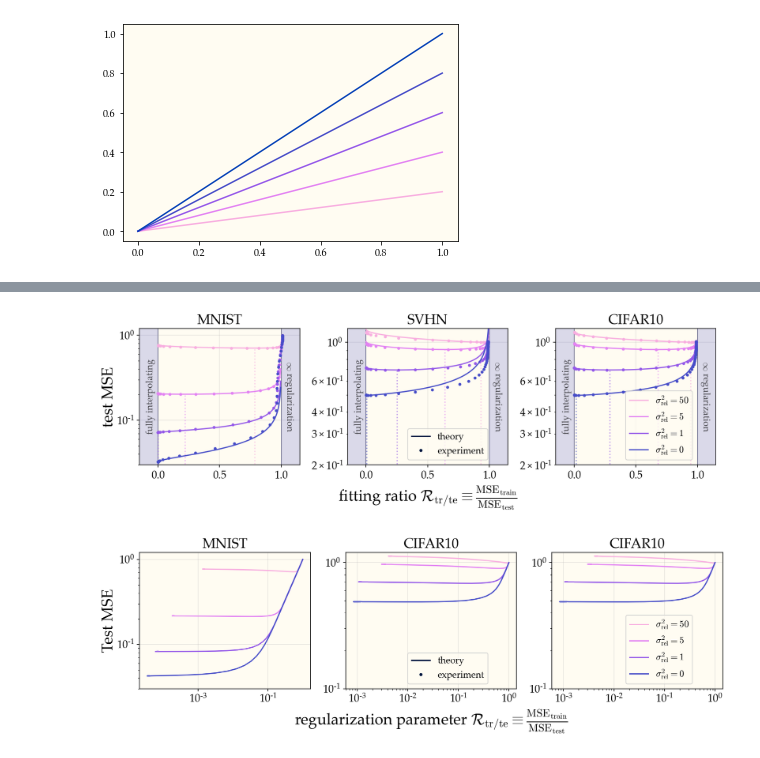
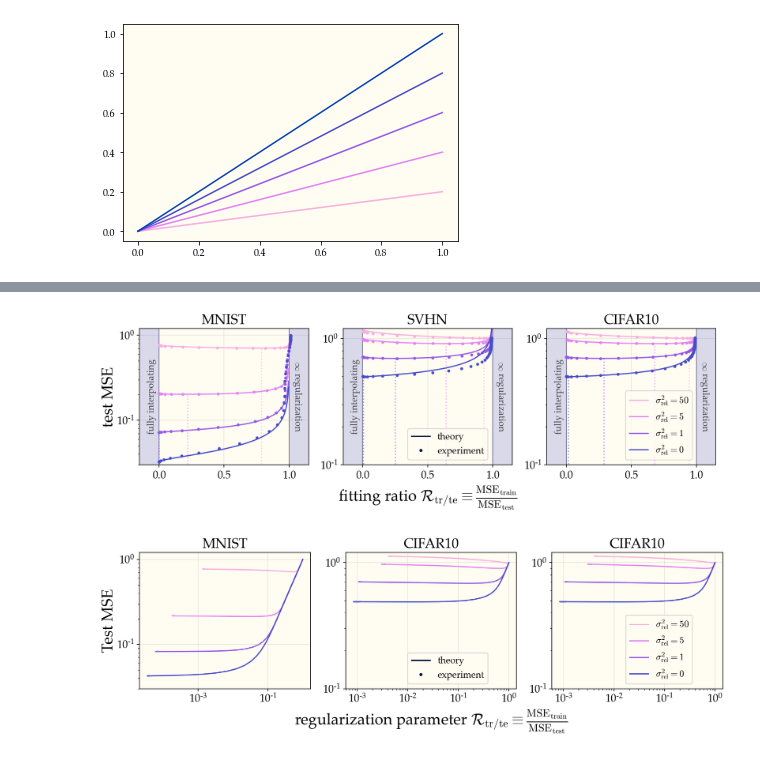
Before and after one commit to dkarkada/more-is-better, a Jupyter notebook: powerlaws.ipynb, the cells around one changed output, grey strips where cells are left out. Saved outputs shown, nothing was run; the diff lists cells and outputs as text; code cells hidden in the pictures.

```diff
--- a/powerlaws.ipynb
+++ b/powerlaws.ipynb
@@ -76,28 +105,0 @@ with open(f"{work_dir}/optridge.file", 'rb') as handle:
-# %%
-ax = plt.gca()
-
-color = get_color(0)
-ridges = optridge["ridges"]
-noises = optridge["noise_rels"]
-test_mses = optridge["test_mses"]
-train_mses = optridge["train_mses"]
-
-for i, noise in enumerate(noises[::-1]):
-    test_mse, train_mse = test_mses[noise], train_mses[noise]
-    test_mse += 1 - test_mse[-1]
-    train_mse += 1 - train_mse[-1]
-
-    ax.plot(ridges, test_mse, color=get_color(i), label=f"noise={noise}")
-    ax.plot(ridges, train_mse, ls=':', color=get_color(i))
-
-ax.set_title(f"{expt.expt_name}")
-ax.set_xscale('log')
-ax.set_yscale('log')
-
-ax.set_xlabel('ridge $\\delta$')
-ax.set_ylabel('mse')
-ax.set_ylim(1e-2)
-plt.legend()
-plt.tight_layout()
-plt.grid(alpha=0.3)
-plt.show()
@@ -119,7 +119,7 @@ fig, axes = plt.subplots(ncols=3, figsize=(12,3))
 plot_params = {
     "datasets": ["mnist", "cifar10", "cifar10"],
     "titles": ["MNIST", "SVHN", "CIFAR10"],
-    "ymin": [0.03, 0.2, 0.2],
+    "ymin": [0.03, 0.1, 0.1],
     "alpha": [1.13, 1.21, 1.16],
     "beta": [1.357, 1.195, 1.139],
     "hack_add": [-.01, .01, .01]
@@ -184,34 +184,34 @@ plt.xlabel('fitting ratio $\mathcal{R}_\mathrm{tr/te}\equiv\\frac{\mathrm{MSE}_\
 plt.ylabel('test MSE', size="x-large")
 plt.ticklabel_format(axis='y', style='plain')
 plt.tight_layout()
 fig.subplots_adjust(bottom=0)
 plt.figlegend(
     (
         Line2D([0], [0], color=get_color(0)),
         Line2D([0], [0], color=get_color(1)),
         Line2D([0], [0], color=get_color(2)),
         Line2D([0], [0], color=get_color(3)),),
     (
         f"$\sigma^2_\mathrm{{rel}}={noises[3]}$",
         f"$\sigma^2_\mathrm{{rel}}={noises[2]}$",
         f"$\sigma^2_\mathrm{{rel}}={noises[1]}$",
         f"$\sigma^2_\mathrm{{rel}}={noises[0]}$",),
     fontsize=12,
     loc=(.838, .27),
 )
 plt.figlegend(
     (
         Line2D([0], [0], color='xkcd:navy'),
         Line2D([0], [0], color='xkcd:navy', ls="none", marker='.'),),
     (
         "theory",
         "experiment",),
     fontsize=12,
     loc=(.493,.27),
 )
 plt.show()
 # %% [output]
-[figure, old version]
+[figure, new version]
 # %%
 def mse_theory(R, a, b, noise, n):
     R2 = np.sqrt(R)
```
Also changed, not shown: parts of 2 cells of this notebook, 1 other file.
